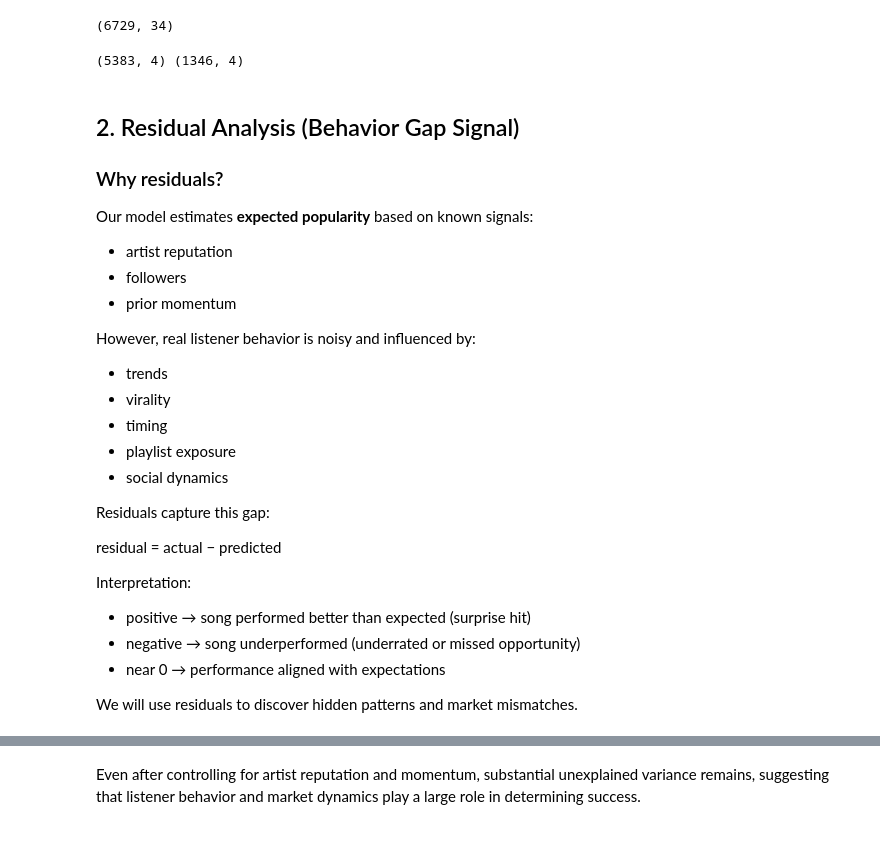
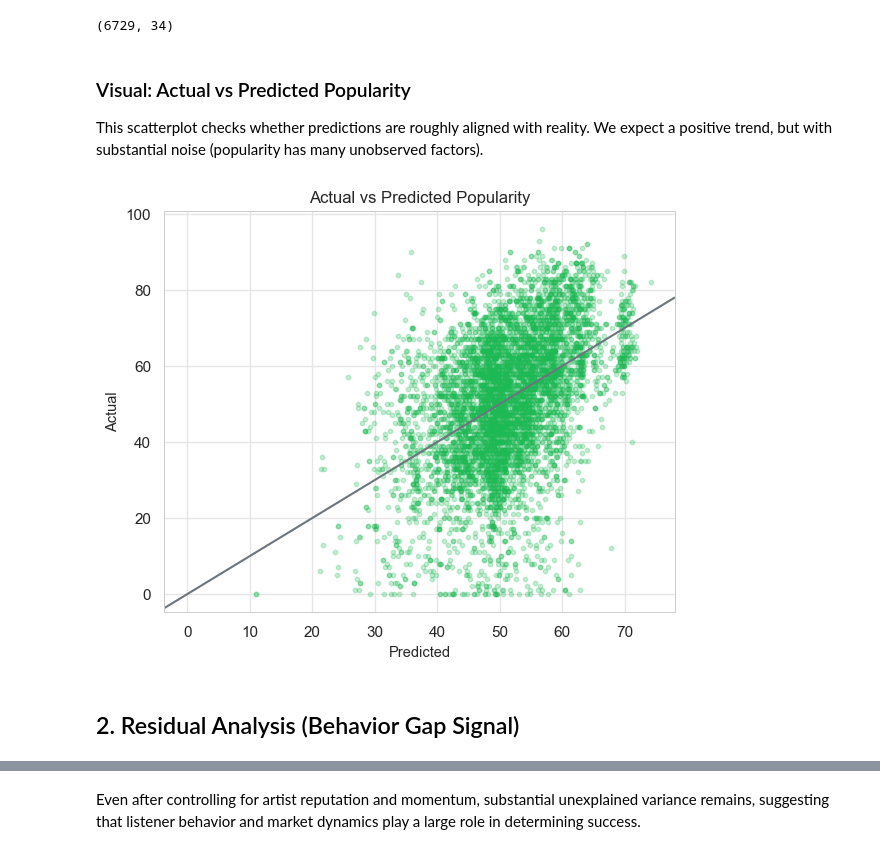
Before and after one commit to lucytheboss/what-drives-music-popularity, a Jupyter notebook: notebooks/06_discovery_and_underrated_track.ipynb, the cells around one changed output, grey strips where cells are left out. Drawn from its saved outputs; the diff is of its cells as text; code cells hidden in the pictures.

```diff
--- a/notebooks/06_discovery_and_underrated_track.ipynb
+++ b/notebooks/06_discovery_and_underrated_track.ipynb
@@ -86,45 +131,39 @@ from sklearn.model_selection import train_test_split
 from sklearn.linear_model import LinearRegression
 from sklearn.metrics import r2_score, mean_absolute_error
 # %%
-X = df_model[['artist_popularity', 'artist_followers','prev_release_pop', 'prior_release_mean_pop']]
+X = df_model[['artist_popularity', 'artist_followers','prev_release_pop', 'prior_release_mean_pop', 'track_time_min']]
 y = df_model['track_popularity']
-
-X_train, X_test, y_train, y_test = train_test_split(
-    X, y,
-    test_size=0.2,
-    random_state=42
-)
-print(X_train.shape, X_test.shape)
-# %% [output]
-(5383, 4) (1346, 4)
 # %%
 lr = LinearRegression()
 lr.fit(X, y)
 df_model = df_model.copy()
 df_model["predicted_popularity"] = lr.predict(X)
+# %% [markdown]
+### Visual: Actual vs Predicted Popularity
+
+This scatterplot checks whether predictions are roughly aligned with reality.
+We expect a positive trend, but with substantial noise (popularity has many unobserved factors).
+# %%
+plt.figure(figsize=(6,5))
+
+plt.scatter(
+    df_model["predicted_popularity"],
+    df_model["track_popularity"],
+    s=10,
+    alpha=0.25,
+    color=music_palette.spotify
+)
+
+plt.axline((0,0), slope=1, color=music_palette.gray)
+
+plt.title("Actual vs Predicted Popularity")
+plt.xlabel("Predicted")
+plt.ylabel("Actual")
+
+plt.tight_layout()
+plt.savefig("../images/fig13_actual_vs_predicted.png", dpi=300)
+plt.show()
+# %% [output]
+[figure, added]
 # %% [markdown]
 ## 2. Residual Analysis (Behavior Gap Signal)
-
-### Why residuals?
-Our model estimates **expected popularity** based on known signals:
-- artist reputation
-- followers
-- prior momentum
-
-However, real listener behavior is noisy and influenced by:
-- trends
-- virality
-- timing
-- playlist exposure
-- social dynamics
-
-Residuals capture this gap:
-
-residual = actual − predicted
-
-Interpretation:
-- positive → song performed better than expected (surprise hit)
-- negative → song underperformed (underrated or missed opportunity)
-- near 0 → performance aligned with expectations
-
-We will use residuals to discover hidden patterns and market mismatches.
```
Also changed, not shown: parts of 30 cells of this notebook.
